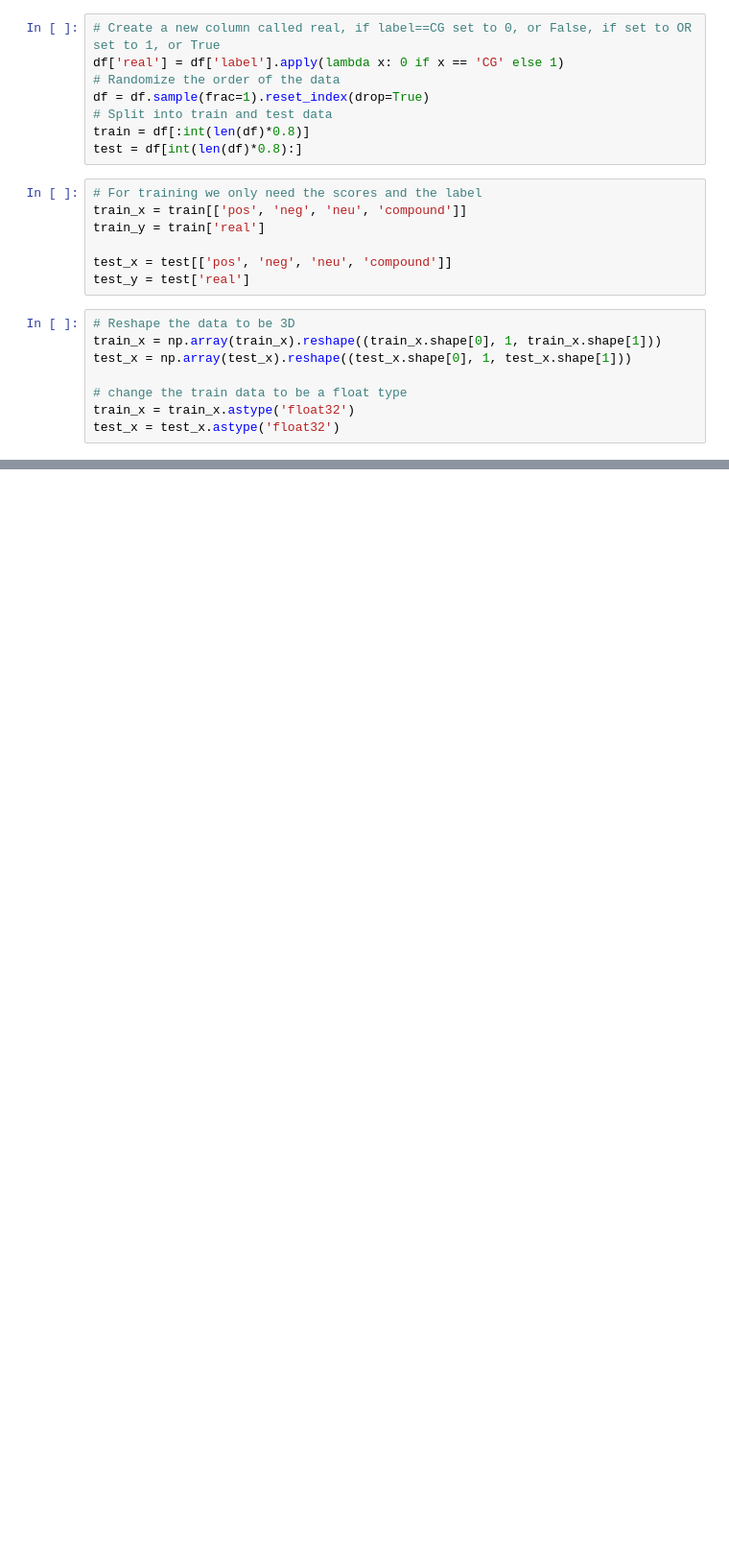
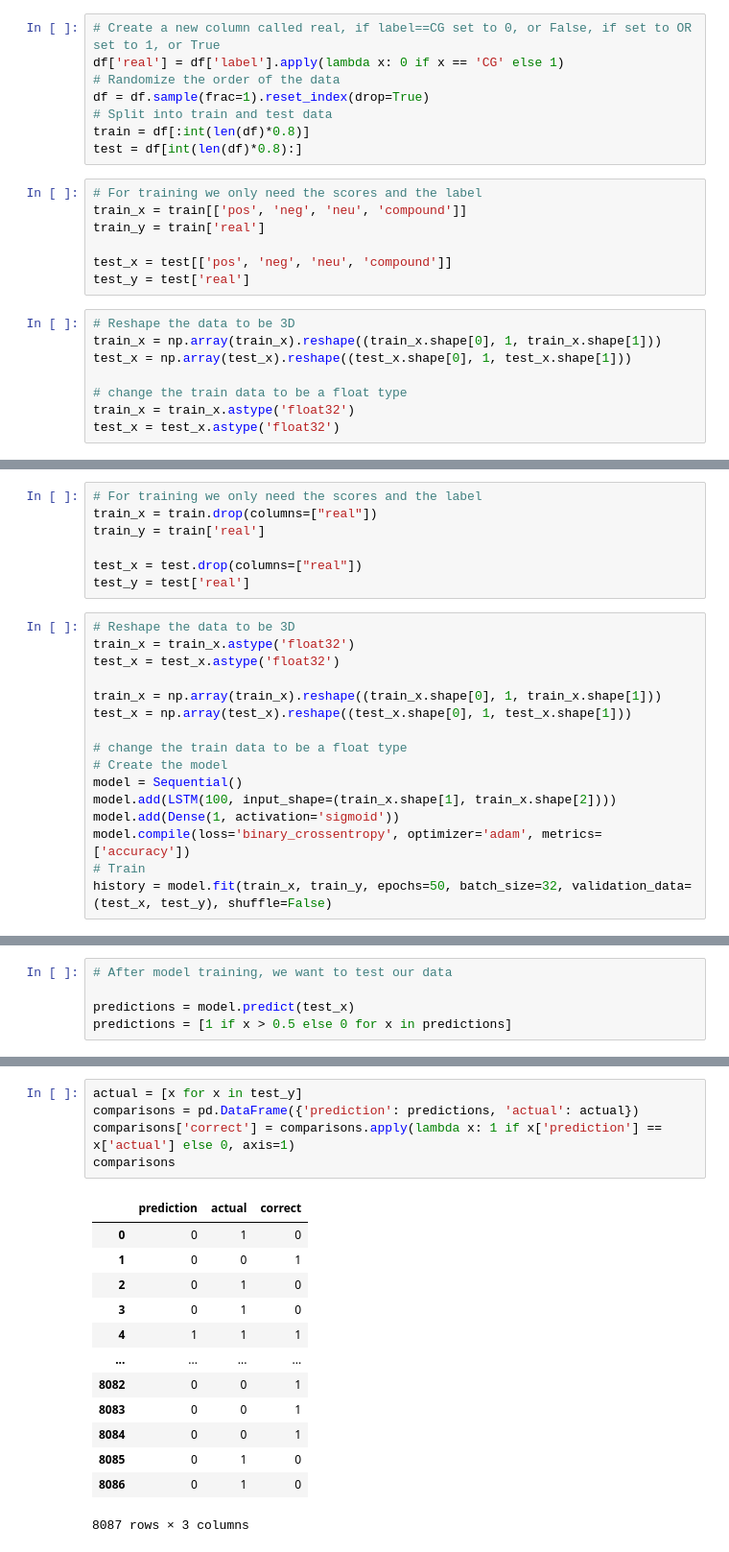
Before and after one commit to jtlantz/dm-finalproj, a Jupyter notebook: src/lstm.ipynb, the cells around one changed output, grey strips where cells are left out. Shown at 96% size. Saved outputs shown, nothing was run; the diff lists cells and outputs as text; blank space fills up the shorter version.

Commit message:
add stuff for classifying with more input dims

```diff
--- a/src/lstm.ipynb
+++ b/src/lstm.ipynb
@@ -113,0 +144,23 @@ KeyboardInterrupt:
+# %%
+# For training we only need the scores and the label
+train_x = train.drop(columns=["real"])
+train_y = train['real']
+
+test_x = test.drop(columns=["real"])
+test_y = test['real']
+# %%
+# Reshape the data to be 3D
+train_x = train_x.astype('float32')
+test_x = test_x.astype('float32')
+
+train_x = np.array(train_x).reshape((train_x.shape[0], 1, train_x.shape[1]))
+test_x = np.array(test_x).reshape((test_x.shape[0], 1, test_x.shape[1]))
+
+# change the train data to be a float type
+# Create the model
+model = Sequential()
+model.add(LSTM(100, input_shape=(train_x.shape[1], train_x.shape[2])))
+model.add(Dense(1, activation='sigmoid'))
+model.compile(loss='binary_crossentropy', optimizer='adam', metrics=['accuracy'])
+# Train
+history = model.fit(train_x, train_y, epochs=50, batch_size=32, validation_data=(test_x, test_y), shuffle=False)
@@ -113,0 +185,5 @@ KeyboardInterrupt:
+# %%
+# After model training, we want to test our data
+
+predictions = model.predict(test_x)
+predictions = [1 if x > 0.5 else 0 for x in predictions]
@@ -113,0 +192,19 @@ KeyboardInterrupt:
+# %%
+actual = [x for x in test_y]
+comparisons = pd.DataFrame({'prediction': predictions, 'actual': actual})
+comparisons['correct'] = comparisons.apply(lambda x: 1 if x['prediction'] == x['actual'] else 0, axis=1)
+comparisons
+# %% [output]
+|  | prediction | actual | correct |
+| 0 | 0 | 1 | 0 |
+| 1 | 0 | 0 | 1 |
+| 2 | 0 | 1 | 0 |
+| 3 | 0 | 1 | 0 |
+| 4 | 1 | 1 | 1 |
+| ... | ... | ... | ... |
+| 8082 | 0 | 0 | 1 |
+| 8083 | 0 | 0 | 1 |
+| 8084 | 0 | 0 | 1 |
+| 8085 | 0 | 1 | 0 |
+| 8086 | 0 | 1 | 0 |
+8087 rows × 3 columns
```
Also changed, not shown: parts of 10 cells of this notebook, 1 other file.
